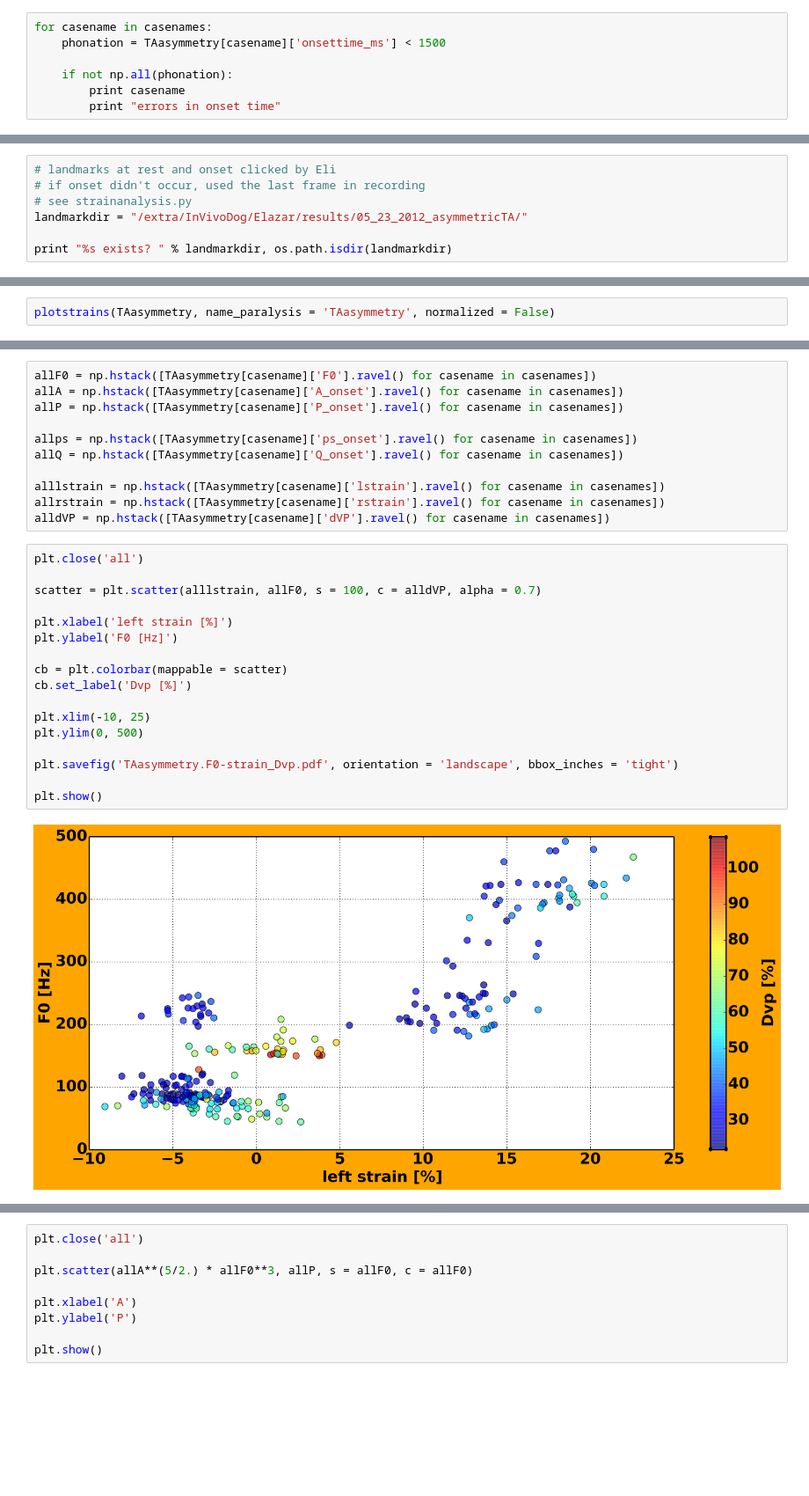
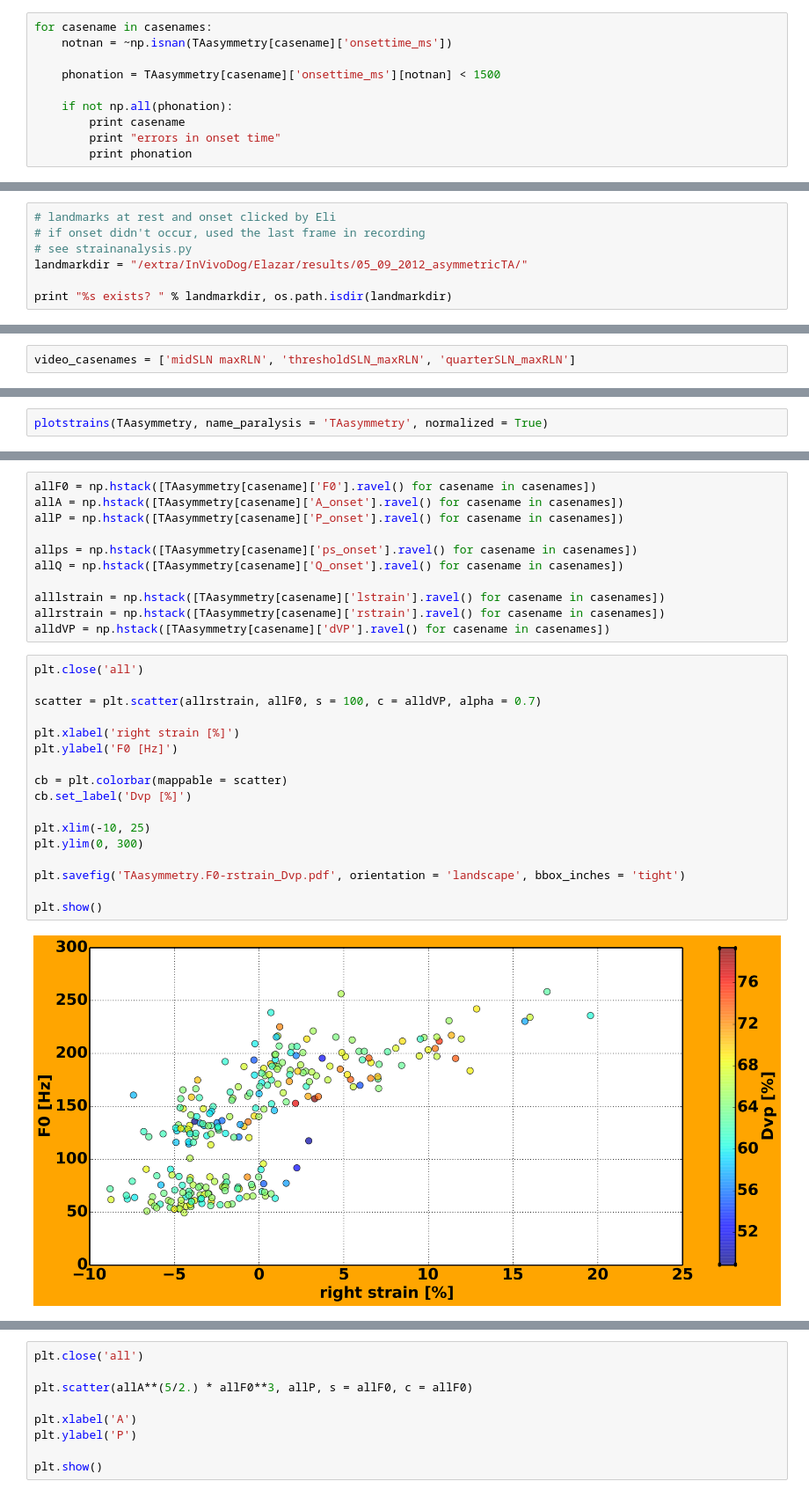
Before and after one commit to JuergenNeubauer/dogphonation, a Jupyter notebook: TA asymmetry 5-9-12.ipynb, the cells around one changed output, grey strips where cells are left out. Shown at 88% size. Saved outputs shown, nothing was run; the diff lists cells and outputs as text; blank space fills up the shorter version.

```diff
--- a/TA asymmetry 5-9-12.ipynb
+++ b/TA asymmetry 5-9-12.ipynb
@@ -445,11 +476,14 @@ phase lead
 Bernoulli_Power(TAasymmetry)
 # %%
 for casename in casenames:
-    phonation = TAasymmetry[casename]['onsettime_ms'] < 1500
+    notnan = ~np.isnan(TAasymmetry[casename]['onsettime_ms'])
+
+    phonation = TAasymmetry[casename]['onsettime_ms'][notnan] < 1500
 
     if not np.all(phonation):
         print casename
         print "errors in onset time"
+        print phonation
 # %%
 plotsymmetry(TAasymmetry, symvars = savevarnames, name_paralysis = 'TAasymmetry')
 # %%
@@ -487,7 +521,7 @@ plt.show()
 # landmarks at rest and onset clicked by Eli
 # if onset didn't occur, used the last frame in recording
 # see strainanalysis.py
-landmarkdir = "/extra/InVivoDog/Elazar/results/05_23_2012_asymmetricTA/"
+landmarkdir = "/extra/InVivoDog/Elazar/results/05_09_2012_asymmetricTA/"
 
 print "%s exists? " % landmarkdir, os.path.isdir(landmarkdir)
 # %% [output]
@@ -521,3 +553,5 @@ video_casenames = ['NoSLN NoRLN', 'NoSLN MaxRLN', 'MaxSLN MaxRLN']
+# %%
+video_casenames = ['midSLN maxRLN', 'thresholdSLN_maxRLN', 'quarterSLN_maxRLN']
 # %%
 clickfiles = dict()
 
@@ -740,5 +760,5 @@ def plotstrains(TAasymmetry, name_paralysis = 'TAasymmetry', normalized = True):
 
         plt.savefig(savename, orientation = 'landscape', bbox_inches = 'tight', pad_inches = 0.1)
 # %%
-plotstrains(TAasymmetry, name_paralysis = 'TAasymmetry', normalized = False)
+plotstrains(TAasymmetry, name_paralysis = 'TAasymmetry', normalized = True)
 # %% [output]
@@ -780,19 +779,19 @@ alldVP = np.hstack([TAasymmetry[casename]['dVP'].ravel() for casename in casenam
 # %%
 plt.close('all')
 
-scatter = plt.scatter(alllstrain, allF0, s = 100, c = alldVP, alpha = 0.7)
+scatter = plt.scatter(allrstrain, allF0, s = 100, c = alldVP, alpha = 0.7)
 
-plt.xlabel('left strain [%]')
+plt.xlabel('right strain [%]')
 plt.ylabel('F0 [Hz]')
 
 cb = plt.colorbar(mappable = scatter)
 cb.set_label('Dvp [%]')
 
 plt.xlim(-10, 25)
-plt.ylim(0, 500)
+plt.ylim(0, 300)
 
-plt.savefig('TAasymmetry.F0-strain_Dvp.pdf', orientation = 'landscape', bbox_inches = 'tight')
+plt.savefig('TAasymmetry.F0-rstrain_Dvp.pdf', orientation = 'landscape', bbox_inches = 'tight')
 
 plt.show()
 # %% [output]
-[figure, old version]
+[figure, new version]
```
Also changed, not shown: parts of 36 cells of this notebook, 2 other files.
